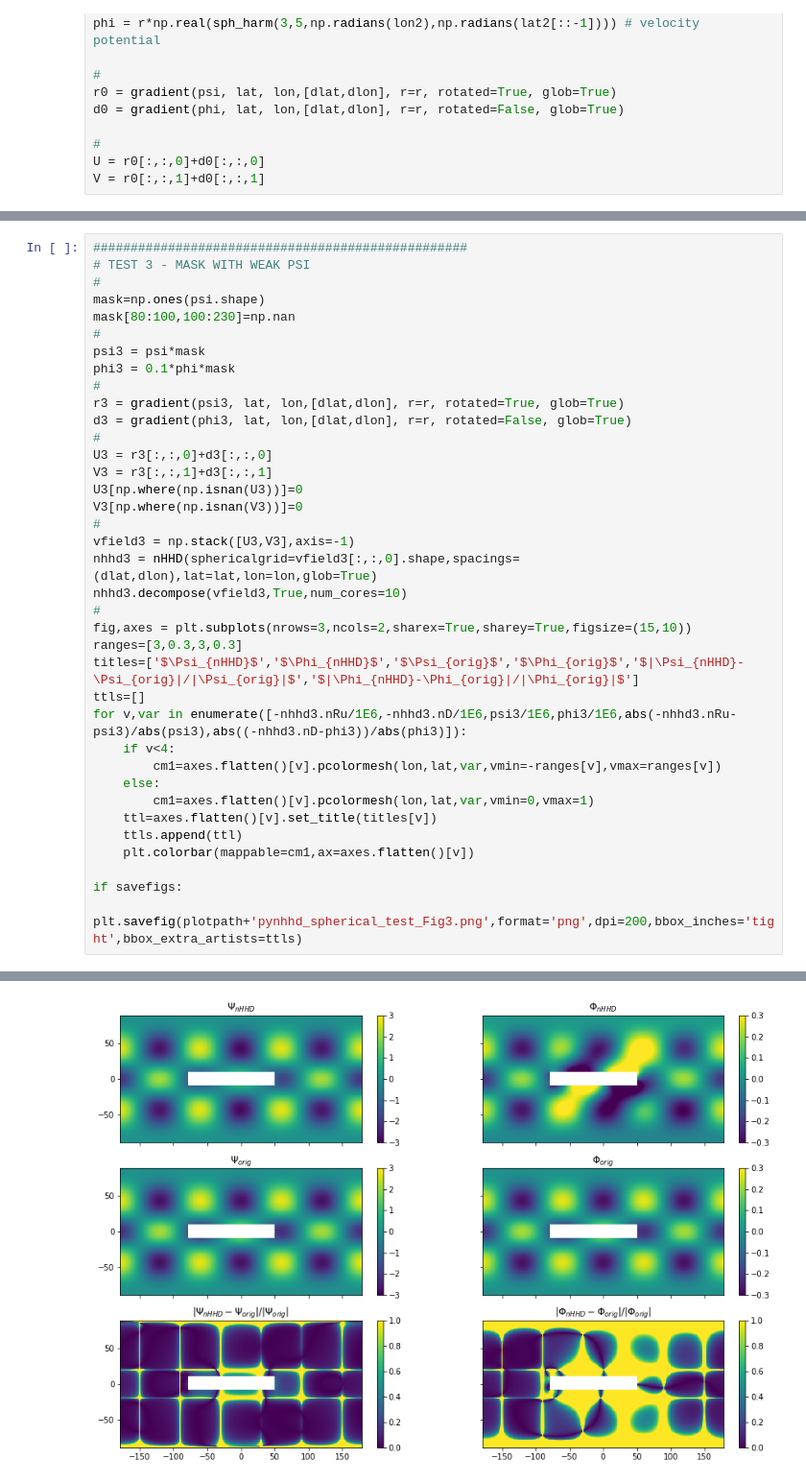
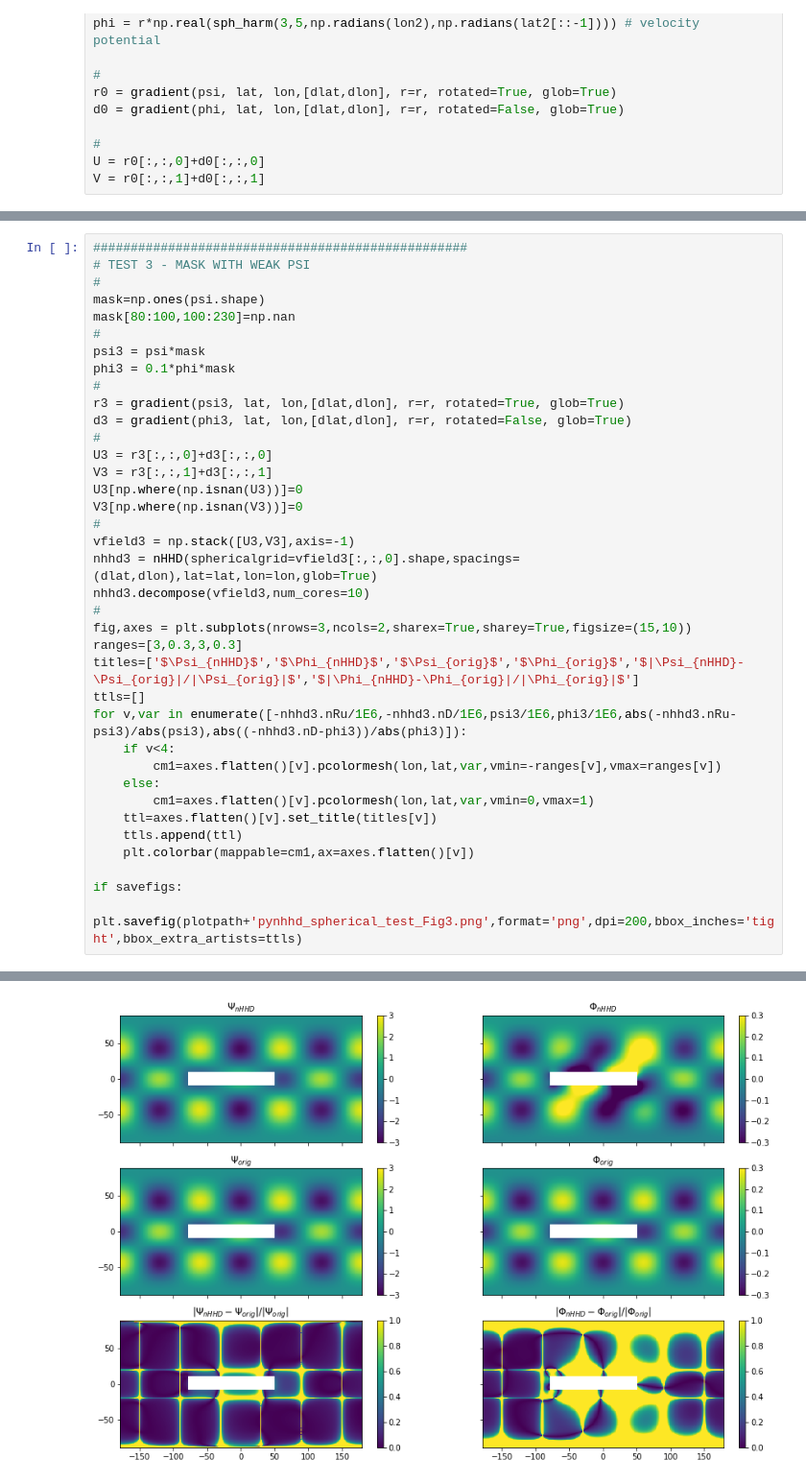
Before and after one commit to bhatiaharsh/naturalHHD, a Jupyter notebook: pynhhd-v1.1/examples/ex-nhhd2-spherical.ipynb, the cells around one changed output, grey strips where cells are left out. Shown at 96% size. Drawn from its saved outputs; the diff is of its cells as text.

```diff
--- a/pynhhd-v1.1/examples/ex-nhhd2-spherical.ipynb
+++ b/pynhhd-v1.1/examples/ex-nhhd2-spherical.ipynb
@@ -165,7 +141,7 @@ V3[np.where(np.isnan(V3))]=0
 #
 vfield3 = np.stack([U3,V3],axis=-1)
 nhhd3 = nHHD(sphericalgrid=vfield3[:,:,0].shape,spacings=(dlat,dlon),lat=lat,lon=lon,glob=True)
-nhhd3.decompose(vfield3,True,num_cores=10)
+nhhd3.decompose(vfield3,num_cores=10)
 #
 fig,axes = plt.subplots(nrows=3,ncols=2,sharex=True,sharey=True,figsize=(15,10))
 ranges=[3,0.3,3,0.3]
@@ -202,4 +166,4 @@ if savefigs:
-[figure, old version]
+[figure, new version]
 # %%
 ####################################################
 # TEST 4
```
Also changed, not shown: parts of 4 cells of this notebook, 12 other files.
